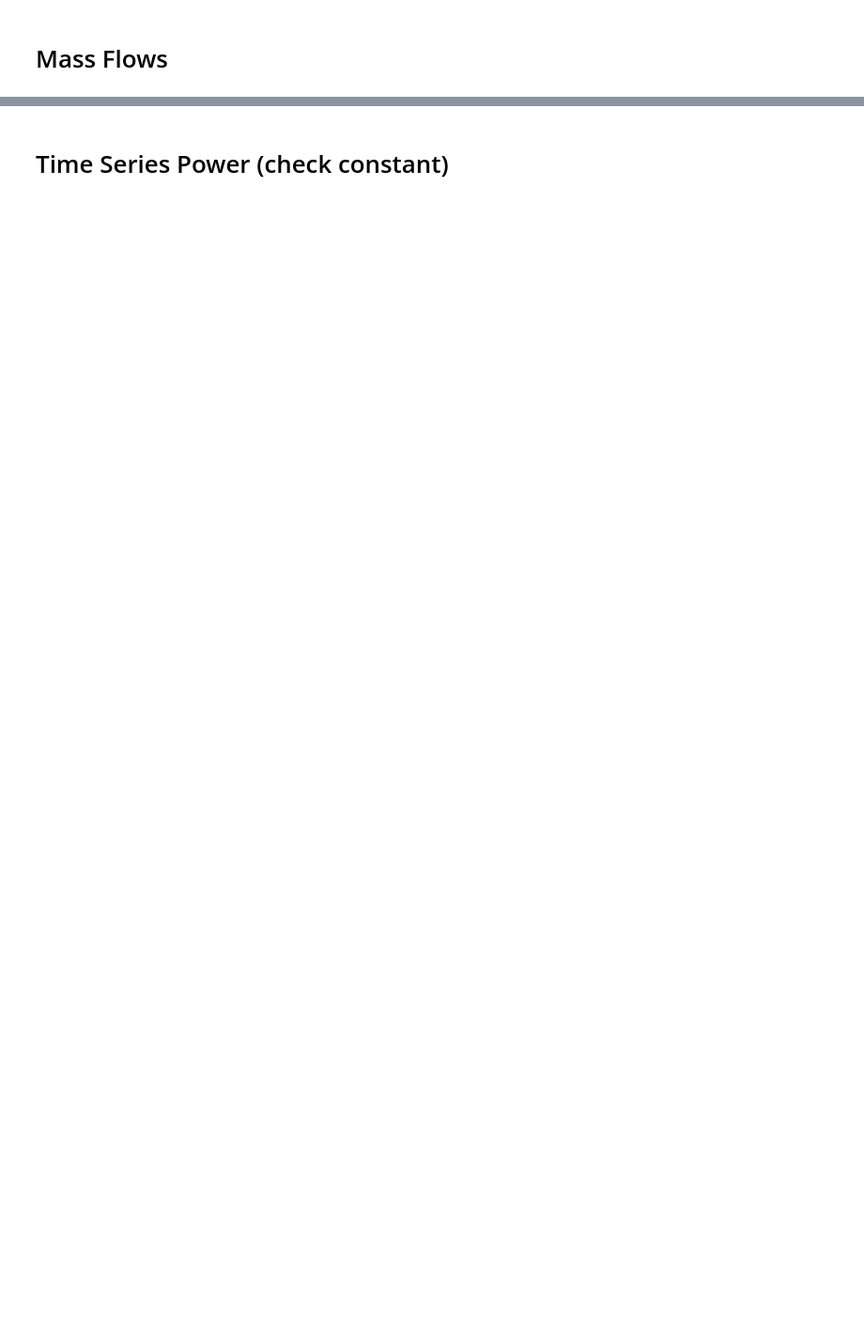
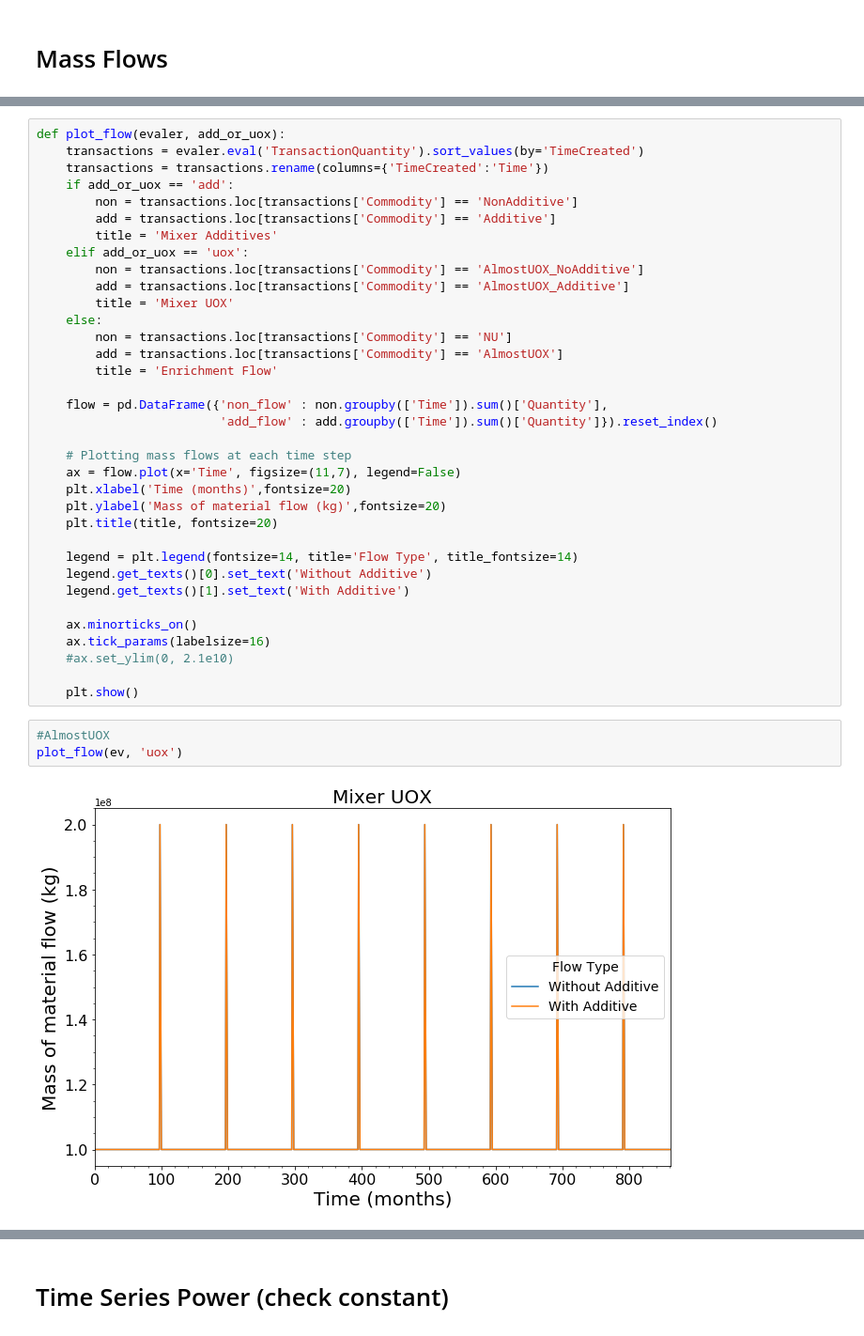
Before and after one commit to opotowsky/EG01_OPRA, a Jupyter notebook: testing_EG01.ipynb, the cells around one changed output, grey strips where cells are left out. Shown at 94% size. Drawn from its saved outputs; the diff is of its cells as text; blank space fills up the shorter version.

```diff
--- a/testing_EG01.ipynb
+++ b/testing_EG01.ipynb
@@ -12,0 +20,40 @@ from cymetric import timeseries as tm
+# %%
+def plot_flow(evaler, add_or_uox):
+    transactions = evaler.eval('TransactionQuantity').sort_values(by='TimeCreated')
+    transactions = transactions.rename(columns={'TimeCreated':'Time'})
+    if add_or_uox == 'add':
+        non = transactions.loc[transactions['Commodity'] == 'NonAdditive']
+        add = transactions.loc[transactions['Commodity'] == 'Additive']
+        title = 'Mixer Additives'
+    elif add_or_uox == 'uox':
+        non = transactions.loc[transactions['Commodity'] == 'AlmostUOX_NoAdditive']
+        add = transactions.loc[transactions['Commodity'] == 'AlmostUOX_Additive']
+        title = 'Mixer UOX'
+    else:
+        non = transactions.loc[transactions['Commodity'] == 'NU']
+        add = transactions.loc[transactions['Commodity'] == 'AlmostUOX']
+        title = 'Enrichment Flow'
+
+    flow = pd.DataFrame({'non_flow' : non.groupby(['Time']).sum()['Quantity'],
+                         'add_flow' : add.groupby(['Time']).sum()['Quantity']}).reset_index()
+
+    # Plotting mass flows at each time step
+    ax = flow.plot(x='Time', figsize=(11,7), legend=False)
+    plt.xlabel('Time (months)',fontsize=20)
+    plt.ylabel('Mass of material flow (kg)',fontsize=20)
+    plt.title(title, fontsize=20)
+
+    legend = plt.legend(fontsize=14, title='Flow Type', title_fontsize=14)
+    legend.get_texts()[0].set_text('Without Additive')
+    legend.get_texts()[1].set_text('With Additive')
+
+    ax.minorticks_on()
+    ax.tick_params(labelsize=16)
+    #ax.set_ylim(0, 2.1e10)
+
+    plt.show()
+# %%
+#AlmostUOX
+plot_flow(ev, 'uox')
+# %% [output]
+[figure, added]
```
Also changed, not shown: parts of 17 cells of this notebook, 1 other file.
